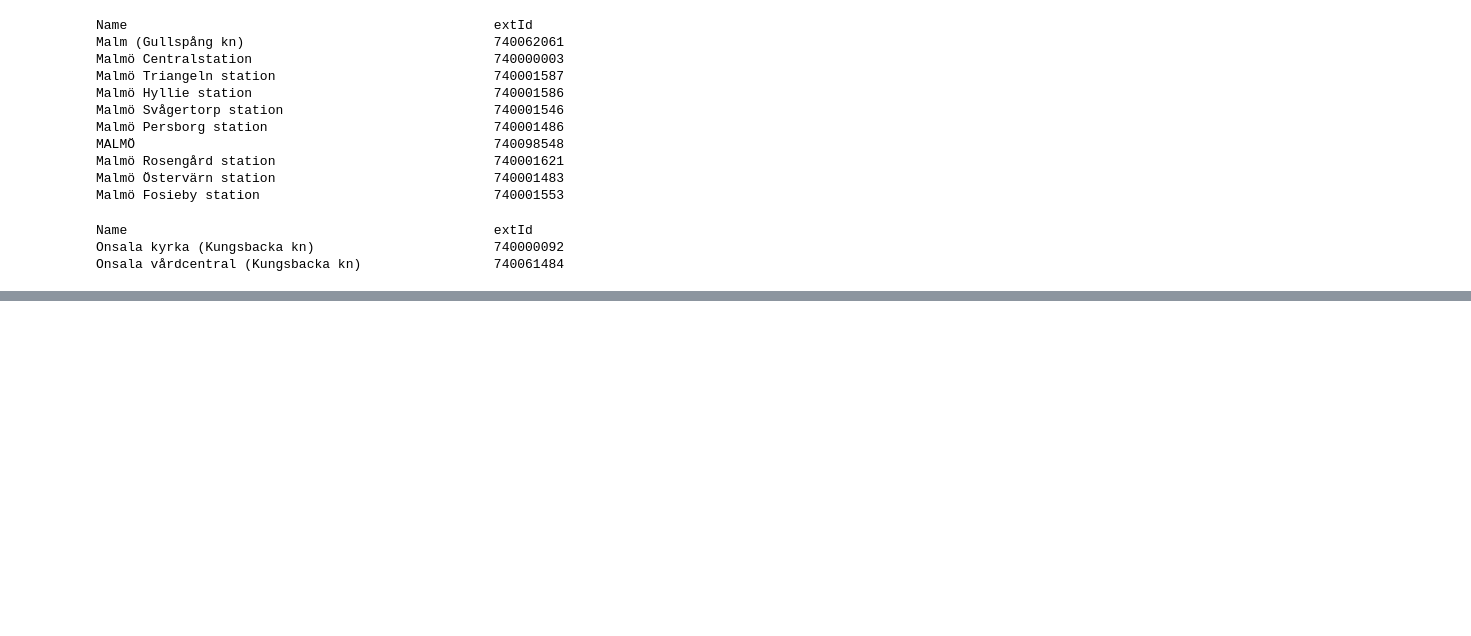
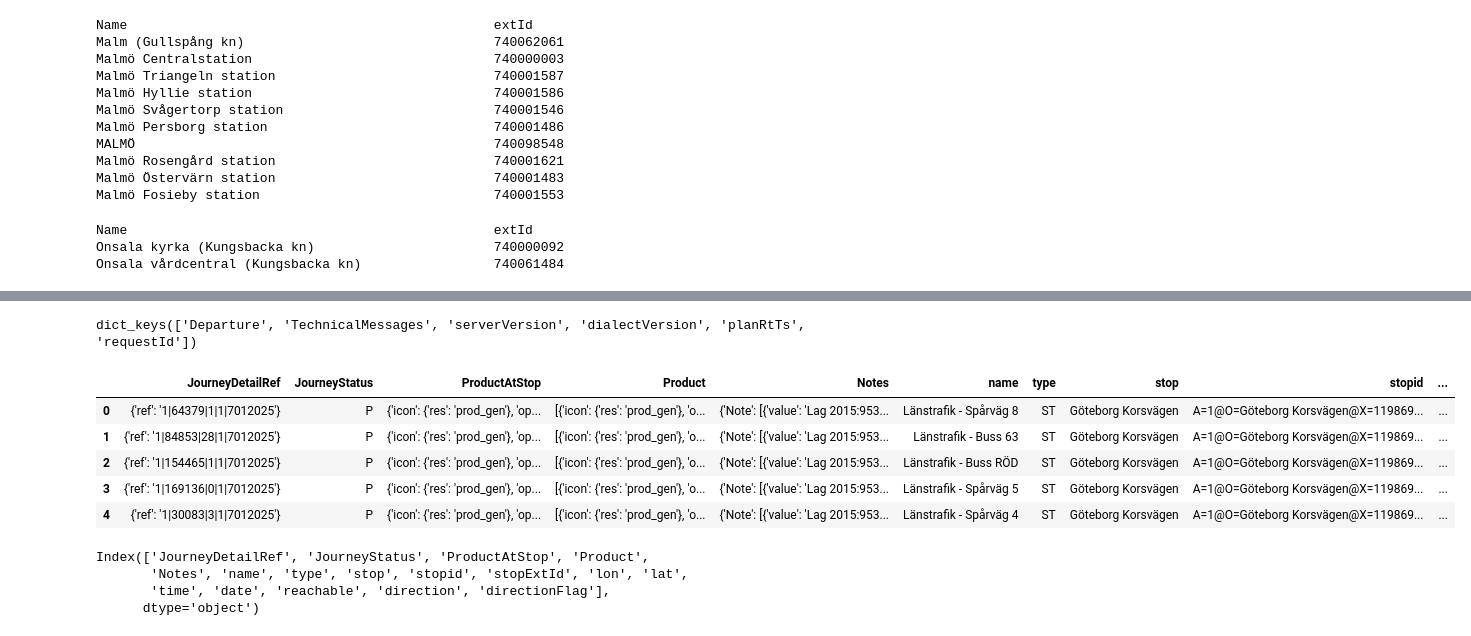
Before and after one commit to saraonsala/Fullstack_data_sara_mellgren, a Jupyter notebook: data_from_api/api_public_transportion.ipynb, the cells around one changed output, grey strips where cells are left out. Drawn from its saved outputs; the diff is of its cells as text; code cells hidden in the pictures; blank space fills up the shorter version.

```diff
--- a/data_from_api/api_public_transportion.ipynb
+++ b/data_from_api/api_public_transportion.ipynb
@@ -237,0 +248,29 @@ Onsala vårdcentral (Kungsbacka kn)                 740061484
+# %%
+# korsvägen
+stop_id=740015578
+url = f"https://api.resrobot.se/v2.1/departureBoard?id={stop_id}&format=json&accessId={API_KEY}"
+
+response = requests.get(url)
+results = response.json()
+results.keys()
+# %% [output]
+dict_keys(['Departure', 'TechnicalMessages', 'serverVersion', 'dialectVersion', 'planRtTs', 'requestId'])
+# %%
+import pandas as pd
+
+df_timetable = pd.DataFrame(results["Departure"])
+df_timetable.head()
+# %% [output]
+|  | JourneyDetailRef | JourneyStatus | ProductAtStop | Product | Notes | name | type | stop | stopid | ... |
+| 0 | {'ref': '1|64379|1|1|7012025'} | P | {'icon': {'res': 'prod_gen'}, 'op... | [{'icon': {'res': 'prod_gen'}, 'o... | {'Note': [{'value': 'Lag 2015:953... | Länstrafik - Spårväg 8 | ST | Göteborg Korsvägen | A=1@O=Göteborg Korsvägen@X=119869... | ... |
+| 1 | {'ref': '1|84853|28|1|7012025'} | P | {'icon': {'res': 'prod_gen'}, 'op... | [{'icon': {'res': 'prod_gen'}, 'o... | {'Note': [{'value': 'Lag 2015:953... | Länstrafik - Buss 63 | ST | Göteborg Korsvägen | A=1@O=Göteborg Korsvägen@X=119869... | ... |
+| 2 | {'ref': '1|154465|1|1|7012025'} | P | {'icon': {'res': 'prod_gen'}, 'op... | [{'icon': {'res': 'prod_gen'}, 'o... | {'Note': [{'value': 'Lag 2015:953... | Länstrafik - Buss RÖD | ST | Göteborg Korsvägen | A=1@O=Göteborg Korsvägen@X=119869... | ... |
+| 3 | {'ref': '1|169136|0|1|7012025'} | P | {'icon': {'res': 'prod_gen'}, 'op... | [{'icon': {'res': 'prod_gen'}, 'o... | {'Note': [{'value': 'Lag 2015:953... | Länstrafik - Spårväg 5 | ST | Göteborg Korsvägen | A=1@O=Göteborg Korsvägen@X=119869... | ... |
+| 4 | {'ref': '1|30083|3|1|7012025'} | P | {'icon': {'res': 'prod_gen'}, 'op... | [{'icon': {'res': 'prod_gen'}, 'o... | {'Note': [{'value': 'Lag 2015:953... | Länstrafik - Spårväg 4 | ST | Göteborg Korsvägen | A=1@O=Göteborg Korsvägen@X=119869... | ... |
+# %%
+df_timetable.columns
+# %% [output]
+Index(['JourneyDetailRef', 'JourneyStatus', 'ProductAtStop', 'Product',
+       'Notes', 'name', 'type', 'stop', 'stopid', 'stopExtId', 'lon', 'lat',
+       'time', 'date', 'reachable', 'direction', 'directionFlag'],
+      dtype='object')
```
Also changed, not shown: parts of 11 cells of this notebook.
